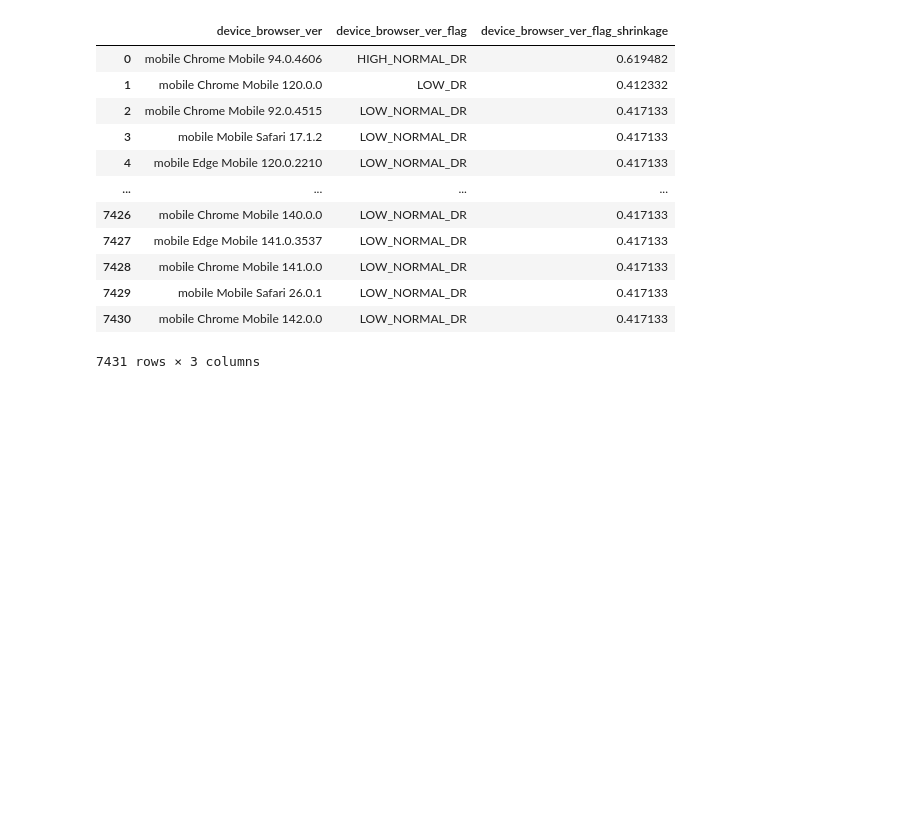
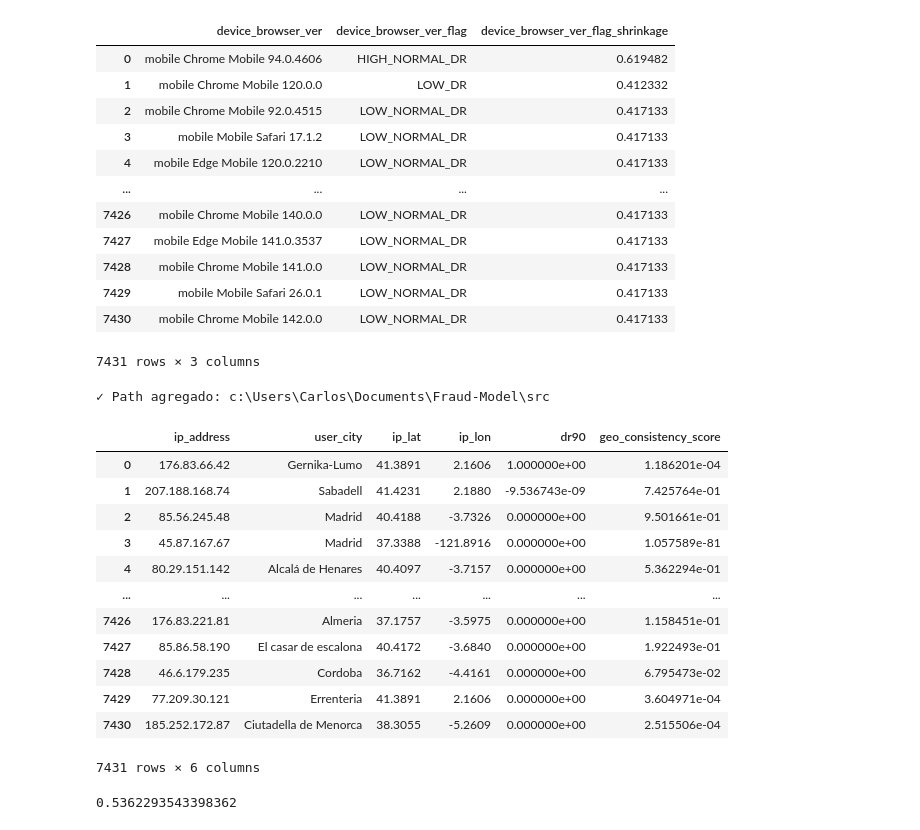
Before and after one commit to cgomez-QB/Fraud-Model, a Jupyter notebook: src/first_exploration/exploratory_data_analysis.ipynb, the cells around one changed output. Cells and saved outputs as stored; diff of their text form; code cells hidden in the pictures; blank space fills up the shorter version.

```diff
--- a/src/first_exploration/exploratory_data_analysis.ipynb
+++ b/src/first_exploration/exploratory_data_analysis.ipynb
@@ -6430,3 +6430,39 @@ df[['device_browser_ver', 'device_browser_ver_flag', 'device_browser_ver_flag_sh
 | 7429 | mobile Mobile Safari 26.0.1 | LOW_NORMAL_DR | 0.417133 |
 | 7430 | mobile Chrome Mobile 142.0.0 | LOW_NORMAL_DR | 0.417133 |
 7431 rows × 3 columns
+# %%
+import sys
+from pathlib import Path
+# Configurar el path para importaciones
+notebook_path = Path.cwd()
+src_path = notebook_path.parent.parent / "src"
+# Agregar src al PYTHONPATH si no está
+if str(src_path) not in sys.path:
+  sys.path.insert(0, str(src_path))
+print(f"✓ Path agregado: {src_path}")
+
+from inference.feature_transformers import *
+
+df= pd.read_csv("../data/datos/df_data_all_procesed.csv")
+# %% [output]
+✓ Path agregado: c:\Users\Carlos\Documents\Fraud-Model\src
+# %%
+df[['ip_address', 'user_city', 'ip_lat', 'ip_lon', 'dr90', 'geo_consistency_score']]
+# %% [output]
+|  | ip_address | user_city | ip_lat | ip_lon | dr90 | geo_consistency_score |
+| 0 | 176.83.66.42 | Gernika-Lumo | 41.3891 | 2.1606 | 1.000000e+00 | 1.186201e-04 |
+| 1 | 207.188.168.74 | Sabadell | 41.4231 | 2.1880 | -9.536743e-09 | 7.425764e-01 |
+| 2 | 85.56.245.48 | Madrid | 40.4188 | -3.7326 | 0.000000e+00 | 9.501661e-01 |
+| 3 | 45.87.167.67 | Madrid | 37.3388 | -121.8916 | 0.000000e+00 | 1.057589e-81 |
+| 4 | 80.29.151.142 | Alcalá de Henares | 40.4097 | -3.7157 | 0.000000e+00 | 5.362294e-01 |
+| ... | ... | ... | ... | ... | ... | ... |
+| 7426 | 176.83.221.81 | Almeria | 37.1757 | -3.5975 | 0.000000e+00 | 1.158451e-01 |
+| 7427 | 85.86.58.190 | El casar de escalona | 40.4172 | -3.6840 | 0.000000e+00 | 1.922493e-01 |
+| 7428 | 46.6.179.235 | Cordoba | 36.7162 | -4.4161 | 0.000000e+00 | 6.795473e-02 |
+| 7429 | 77.209.30.121 | Errenteria | 41.3891 | 2.1606 | 0.000000e+00 | 3.604971e-04 |
+| 7430 | 185.252.172.87 | Ciutadella de Menorca | 38.3055 | -5.2609 | 0.000000e+00 | 2.515506e-04 |
+7431 rows × 6 columns
+# %%
+get_geo_consistency_score('80.29.151.142', 'Alcalá de Henares')
+# %% [output]
+0.5362293543398362
```
Also changed, not shown: parts of 12 cells of this notebook, 3 other files.
